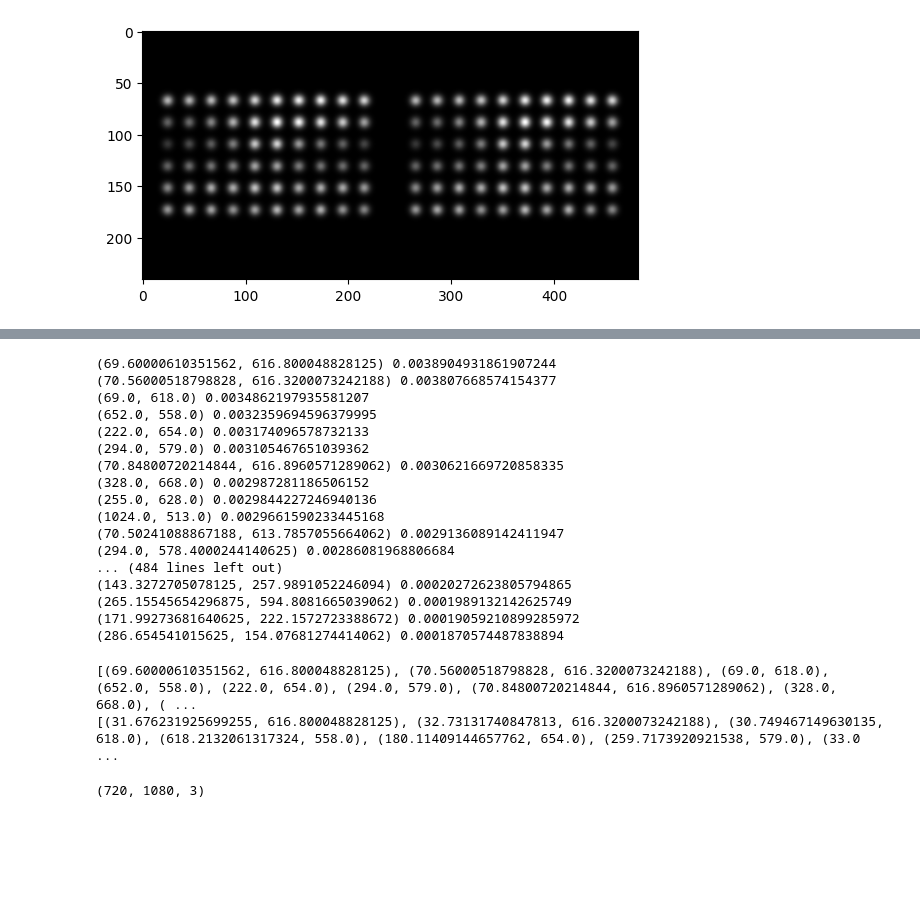
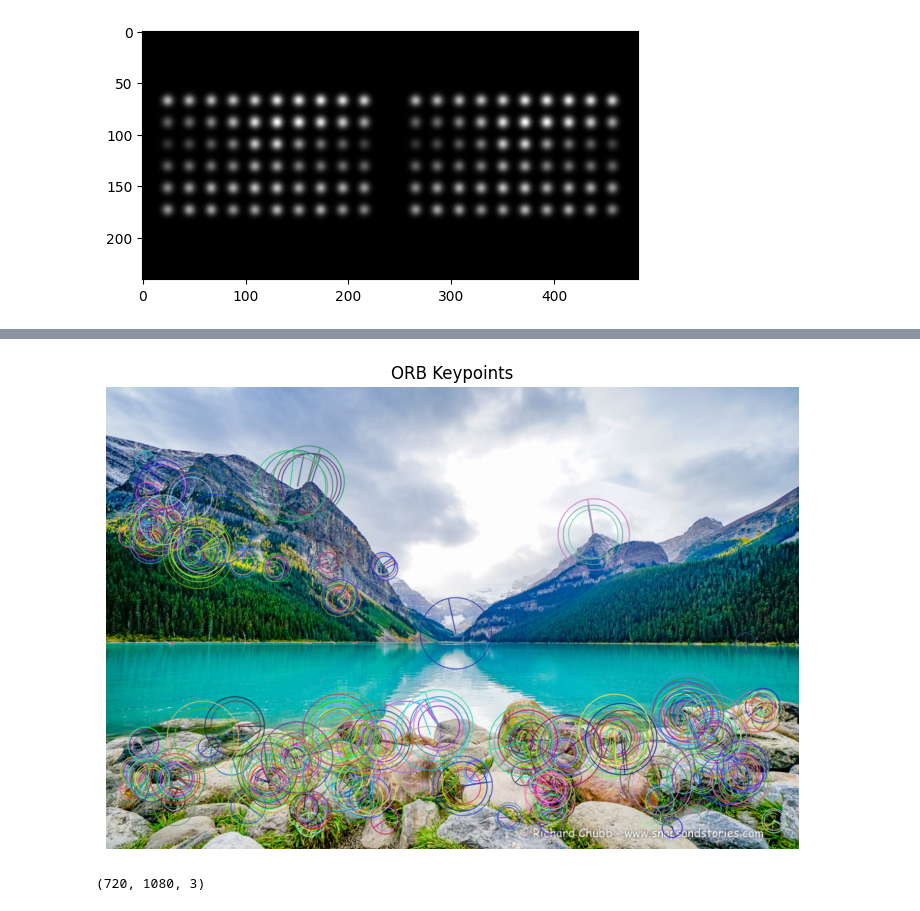
Before and after one commit to csirlin/StereoSight, a Jupyter notebook: depth.ipynb, the cells around one changed output, grey strips where cells are left out. Cells and saved outputs as stored; diff of their text form; code cells hidden in the pictures; blank space fills up the shorter version.

Commit message:
separate common routines into utils file

```diff
--- a/depth.ipynb
+++ b/depth.ipynb
@@ -29,7 +30,8 @@ Loaded successfully
 # %%
 # img_url = "http://static1.squarespace.com/static/6213c340453c3f502425776e/62f2452bc121595f4d87c713/62f3c63c5eec2b12a333f851/1661442296756/Screenshot+2022-08-10+at+15.55.27.png?format=1500w" #@param {type:"string"}
 # img = get_image_from_url(img_url)
-img = Image.open('depth.jpg')
+image_path = "depth.jpg"  # Change to your image path
+img = Image.open(image_path)
 depth = zoe.infer_pil(img)
 img = np.array(img)
 # %%
@@ -161,35 +103,16 @@ plt.show()
-# %%
-keypoints = sorted(keypoints, key=lambda x: x.response, reverse=True)
-
-for keypoint in keypoints:
-    print(keypoint.pt, keypoint.response)
-# %% [output]
-(69.60000610351562, 616.800048828125) 0.0038904931861907244
-(70.56000518798828, 616.3200073242188) 0.003807668574154377
-(69.0, 618.0) 0.0034862197935581207
-(652.0, 558.0) 0.0032359694596379995
-(222.0, 654.0) 0.003174096578732133
-(294.0, 579.0) 0.003105467651039362
-(70.84800720214844, 616.8960571289062) 0.0030621669720858335
-(328.0, 668.0) 0.002987281186506152
-(255.0, 628.0) 0.0029844227246940136
-(1024.0, 513.0) 0.0029661590233445168
-(70.50241088867188, 613.7857055664062) 0.0029136089142411947
-(294.0, 578.4000244140625) 0.00286081968806684
-... (484 lines left out)
-(143.3272705078125, 257.9891052246094) 0.00020272623805794865
-(265.15545654296875, 594.8081665039062) 0.0001989132142625749
-(171.99273681640625, 222.1572723388672) 0.00019059210899285972
-(286.654541015625, 154.07681274414062) 0.0001870574487838894
-# %%
-keypoint_positions = [kp.pt for kp in keypoints][:100]
-print(keypoint_positions)
-keypoint_positions_shifted = [(j - x*eye_dist/(2*depth[int(i)][int(j)]*np.tan(fov_rad/2)), i) for (j, i) in keypoint_positions]
-
-print(keypoint_positions_shifted)
-# %% [output]
-[(69.60000610351562, 616.800048828125), (70.56000518798828, 616.3200073242188), (69.0, 618.0), (652.0, 558.0), (222.0, 654.0), (294.0, 579.0), (70.84800720214844, 616.8960571289062), (328.0, 668.0), ( ...
-[(31.676231925699255, 616.800048828125), (32.73131740847813, 616.3200073242188), (30.749467149630135, 618.0), (618.2132061317324, 558.0), (180.11409144657762, 654.0), (259.7173920921538, 579.0), (33.0 ...
+# %%
+kp_left, kp_right, img_keypoints = utils.get_keypoint_positions(img, depth, \
+                                                 num_to_include=100, fov=60, \
+                                                 shift=0.063)
+
+# Display the image with keypoints
+plt.figure(figsize=(10, 6))
+plt.imshow(img_keypoints, cmap='gray')
+plt.title("ORB Keypoints")
+plt.axis("off")
+plt.show()
+# %% [output]
+[figure, added]
 # %%
 empty = np.zeros(img.shape)
 print(img.shape)
```
Also changed, not shown: parts of 26 cells of this notebook, 1 other file.
